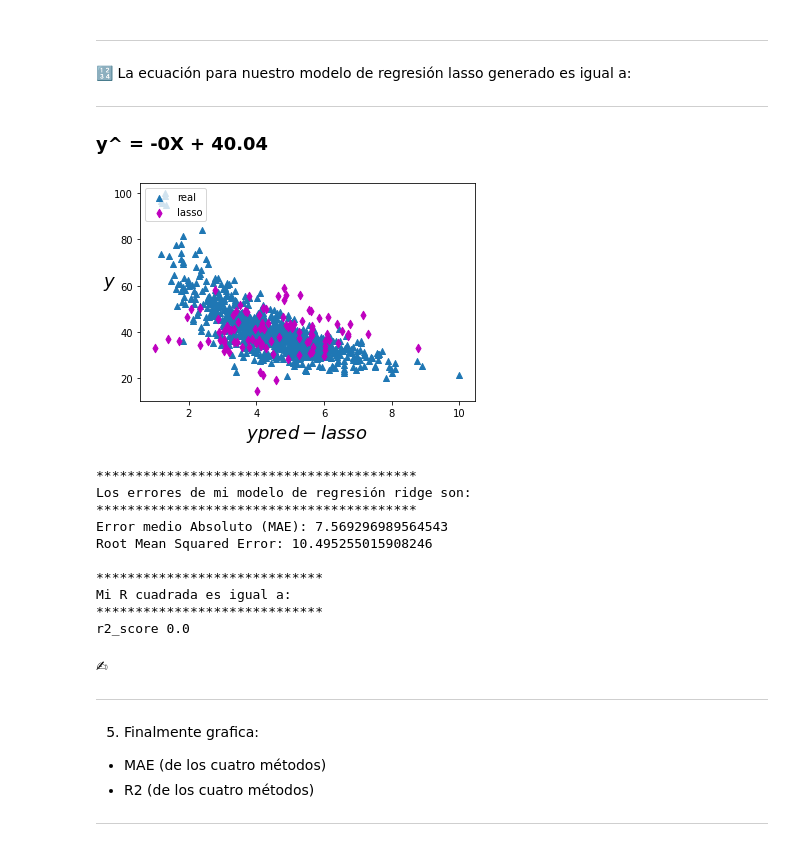
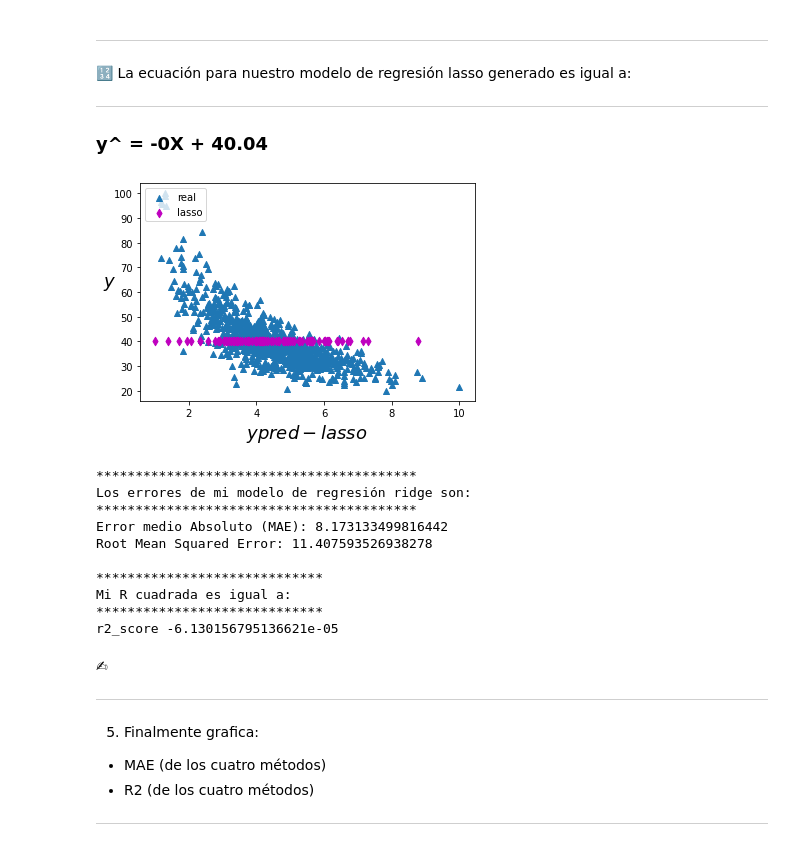
Before and after one commit to PosgradoMNA/actividades-de-aprendizaje-A01793509, a Jupyter notebook: Repaso_Regresiones_Kmeans.A01793509.ipynb, the cells around one changed output. Saved outputs shown, nothing was run; the diff lists cells and outputs as text; code cells hidden in the pictures.

```diff
--- a/Repaso_Regresiones_Kmeans.A01793509.ipynb
+++ b/Repaso_Regresiones_Kmeans.A01793509.ipynb
@@ -601,7 +619,7 @@ Regresion_Lasso = Mod_Lasso.fit(X_train, np.ravel(y_train))
 
 #Realizamos la predicción
 X_fit_lasso = np.linspace(0, 10, 900)
-y_pred_lasso = Regresion_Lasso.predict(X_train)
+y_pred_lasso = Regresion_Lasso.predict(X_test)
 
 #Obtenemos la pendiente (a) y la intercepción (b)
 print("Pendiente igual a", Regresion_Lasso.coef_)
@@ -621,41 +639,41 @@ Intercepción igual a 40.044068093688885
 # %%
 #Ordenamos los datos
 Orden_X = np.argsort(X_test.values.ravel())
 sortedX = X_test.values.ravel()[Orden_X]
 sortedY = y_test.values[Orden_X]
-sorted_pred = y_pred_ridge[Orden_X]
+sorted_pred = y_pred_lasso[Orden_X]
 #Visualizamos nuestro modelo
 plt.scatter(X_train, np.ravel(y_train), marker='^', label='real')
 plt.scatter(sortedX, sorted_pred, marker='d', label='lasso', color='m')
 plt.xlabel("$ypred-lasso$", fontsize=18)
 plt.ylabel("$y$", rotation=0, fontsize=18)
 plt.legend(loc="upper left", fontsize=14)
 plt.legend(loc=2)
 plt.show()
 # %% [output]
-[figure, old version]
+[figure, new version]
 # %%
 print('*****************************************')
 print('Los errores de mi modelo de regresión ridge son:')
 print('*****************************************')
-print('Error medio Absoluto (MAE):', metrics.mean_absolute_error(y_train, y_pred_lasso))
-print('Root Mean Squared Error:', np.sqrt(metrics.mean_squared_error(y_train, y_pred_lasso)))
+print('Error medio Absoluto (MAE):', metrics.mean_absolute_error(y_test, y_pred_lasso))
+print('Root Mean Squared Error:', np.sqrt(metrics.mean_squared_error(y_test, y_pred_lasso)))
 print("")
 print('*****************************')
 print('Mi R cuadrada es igual a:')
 print('*****************************')
-print('r2_score',r2_score(y_train, y_pred_lasso))
+print('r2_score',r2_score(y_test, y_pred_lasso))
 # %% [output]
 *****************************************
 Los errores de mi modelo de regresión ridge son:
 *****************************************
-Error medio Absoluto (MAE): 7.569296989564543
-Root Mean Squared Error: 10.495255015908246
+Error medio Absoluto (MAE): 8.173133499816442
+Root Mean Squared Error: 11.407593526938278
 
 *****************************
 Mi R cuadrada es igual a:
 *****************************
-r2_score 0.0
+r2_score -6.130156795136621e-05
 # %% [markdown]
 ✍
 
```
Also changed, not shown: parts of 8 cells of this notebook.
